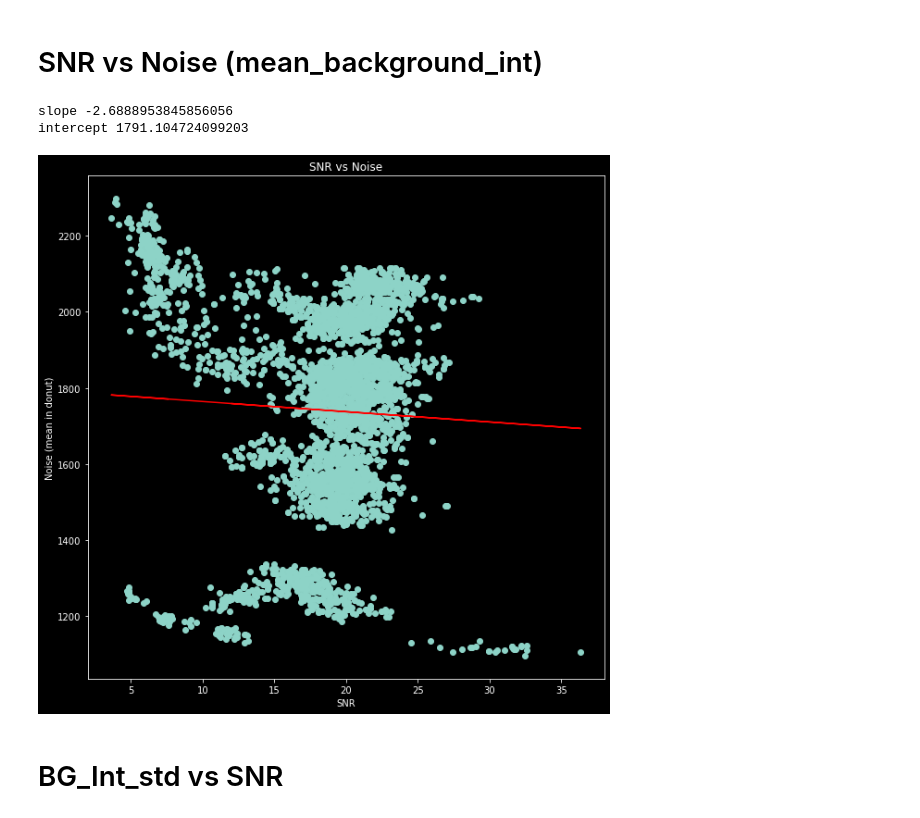
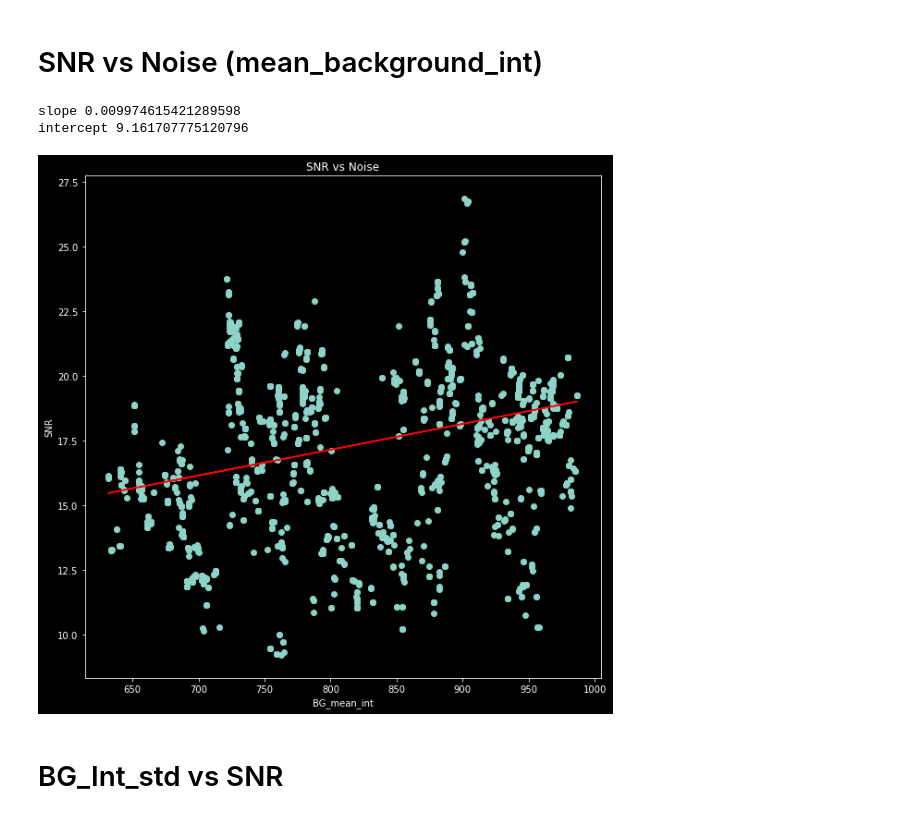
Before and after one commit to MunskyGroup/rsnaped, a Jupyter notebook: notebooks/Analysis_Real_Data/Analysis_simulated_cells.ipynb, the cells around one changed output. Cells and saved outputs as stored; diff of their text form; code cells hidden in the pictures.

Commit message:
simulated intesity matched to real images

```diff
--- a/notebooks/Analysis_Real_Data/Analysis_simulated_cells.ipynb
+++ b/notebooks/Analysis_Real_Data/Analysis_simulated_cells.ipynb
@@ -36,15 +40,15 @@ sys.path.append(str(rsnaped_dir))
 import rsnaped as rsp
 # %%
 # These are the parameters that need to be tested.
-number_of_simulated_cells = 5 # PLEASE TEST MIN 1 MAX 10
-number_spots_per_cell = 40    # PLEASE TEST MIN 5 MAX 200
+number_of_simulated_cells = 1 # PLEASE TEST MIN 1 MAX 10
+number_spots_per_cell = 30    # PLEASE TEST MIN 5 MAX 200
 simulation_time_in_sec = 100     # PLEASE TEST MIN 10 MAX 100
 diffusion_coefficient = 0.2    # PLEASE TEST MIN 0.1 MAX 2
 # %%
 intensity_calculation_method = 'disk_donut'  # options are : 'total_intensity' and 'disk_donut' 'gaussian_fit'
 mask_selection_method = 'max_area' # options are : 'max_spots' and 'max_area'
 use_optimization_for_tracking = 1 # 0 not using, 1 is using optimization
-frame_selection_empty_video = 'shuffle' # Options are: 'constant' , 'shuffle' and 'loop'
+frame_selection_empty_video = 'constant' # Options are: 'constant' , 'shuffle' and 'loop'
 # %%
 particle_size = 5 # spot size for the simulation and tracking.
 elongation_rate = 5
@@ -56,5 +60,5 @@ intensity_scale_ch2 = 10
 # %%
-particle_detection_size = particle_size+2
+particle_detection_size = particle_size
 # %%
 def rsnapsim_ssa(gene_file,ke,ki,frames=300,frame_rate=1,n_traj=20):
     '''
@@ -94,7 +98,7 @@ def rsnapsim_ssa(gene_file,ke,ki,frames=300,frame_rate=1,n_traj=20):
 # %%
 def fun_simulated_cells(current_dir, video_dir,ke=3,ki=0.03,gene_file =None, trajectiories_dir=None, number_of_simulated_cells=3,number_spots_per_cell=80,simulation_time_in_sec =100,step_size_in_sec=1,particle_size=5, diffusion_coefficient =1,path_to_rSNAPsim= None, path_to_save_output='temp',intensity_calculation_method='gaussian_fit',frame_selection_empty_video=frame_selection_empty_video):
     spot_size = particle_size
-    spot_sigma = 2
+    spot_sigma = 1
     # Code that creates the folder to store results.
     diffusion_coefficient_string = str(diffusion_coefficient).replace('.','_')
     directory_name = 'Simulation_V2__'+'ns_'+str(number_spots_per_cell) +'_diff_'+ diffusion_coefficient_string
@@ -114,6 +118,10 @@ def fun_simulated_cells(current_dir, video_dir,ke=3,ki=0.03,gene_file =None, tra
         path_files = [ str(video_dir.joinpath(f).resolve()) for f in list_files_names ] # creating the complete path for each file
         video_path = path_files[counter]
         video = imread(video_path)
+
+        # Reducing in a half the intensity in the original video
+        video = video//2
+
         counter +=1
         if counter>=len(path_files):
             counter =0
@@ -283,27 +284,27 @@ intercept 1607.4191340021966
 # SNR vs Noise (mean_background_int)
 # %%
 if all_data == True:
-    x = df.SNR_red.values
-    y = df.background_int_mean_red.values
+    y = df.SNR_red.values
+    x = df.background_int_mean_red.values
 else:
-    x = df[df['frame'] ==sel_timepoint].SNR_red.values
-    y = df[df['frame'] ==sel_timepoint].background_int_mean_red.values
+    y = df[df['frame'] ==sel_timepoint].SNR_red.values
+    x = df[df['frame'] ==sel_timepoint].background_int_mean_red.values
 
 m, b = np.polyfit(x,y, 1)
 print('slope',m)
 print('intercept',b)
 
 plt.figure(figsize=(10,10))
 plt.scatter(x, y)
 plt.plot(x, m*x + b,'-r')
 plt.title('SNR vs Noise')
-plt.ylabel('Noise (mean in donut)')
-plt.xlabel('SNR')
+plt.xlabel('BG_mean_int')
+plt.ylabel('SNR')
 plt.show()
 # %% [output]
-slope -2.6888953845856056
-intercept 1791.104724099203
+slope 0.009974615421289598
+intercept 9.161707775120796
-[figure, old version]
+[figure, new version]
 # %% [markdown]
 # BG_Int_std vs SNR
 # %%
```
Also changed, not shown: parts of 11 cells of this notebook, 5 other files.
